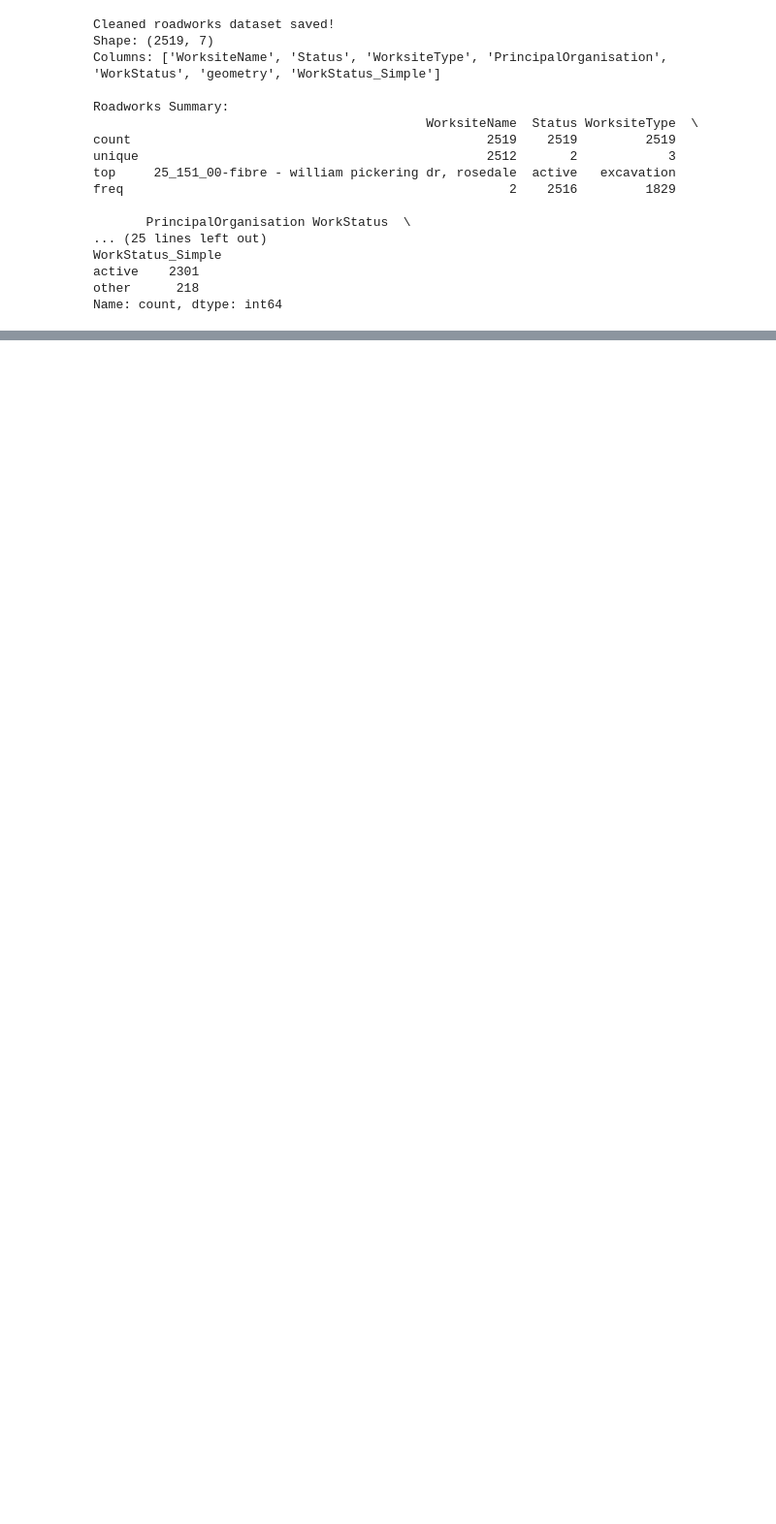
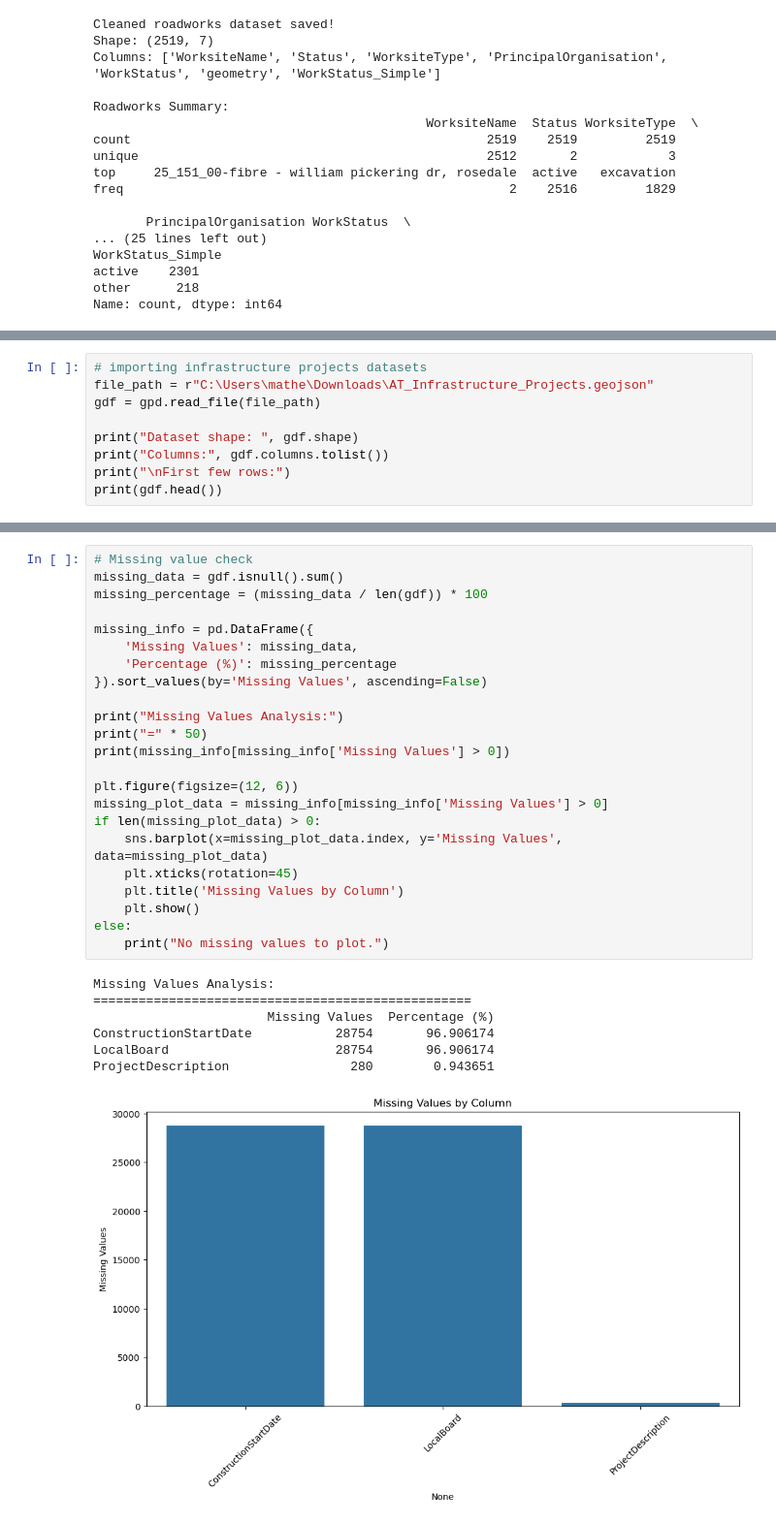
Before and after one commit to Yoshiaroo1/205.2-assessment, a Jupyter notebook: 205.2 DATA/adt_preprocessing.ipynb, the cells around one changed output, grey strips where cells are left out. Shown at 97% size. Saved outputs shown, nothing was run; the diff lists cells and outputs as text; blank space fills up the shorter version.

Commit message:
AT Infrastructure Projects Cleaned Data

```diff
--- a/205.2 DATA/adt_preprocessing.ipynb
+++ b/205.2 DATA/adt_preprocessing.ipynb
@@ -298,0 +316,9 @@ Name: count, dtype: int64
+# %%
+# importing infrastructure projects datasets
+file_path = r"C:\Users\mathe\Downloads\AT_Infrastructure_Projects.geojson"
+gdf = gpd.read_file(file_path)
+
+print("Dataset shape: ", gdf.shape)
+print("Columns:", gdf.columns.tolist())
+print("\nFirst few rows:")
+print(gdf.head())
@@ -298,0 +373,31 @@ Name: count, dtype: int64
+# %%
+# Missing value check
+missing_data = gdf.isnull().sum()
+missing_percentage = (missing_data / len(gdf)) * 100
+
+missing_info = pd.DataFrame({
+    'Missing Values': missing_data,
+    'Percentage (%)': missing_percentage
+}).sort_values(by='Missing Values', ascending=False)
+
+print("Missing Values Analysis:")
+print("=" * 50)
+print(missing_info[missing_info['Missing Values'] > 0])
+
+plt.figure(figsize=(12, 6))
+missing_plot_data = missing_info[missing_info['Missing Values'] > 0]
+if len(missing_plot_data) > 0:
+    sns.barplot(x=missing_plot_data.index, y='Missing Values', data=missing_plot_data)
+    plt.xticks(rotation=45)
+    plt.title('Missing Values by Column')
+    plt.show()
+else:
+    print("No missing values to plot.")
+# %% [output]
+Missing Values Analysis:
+==================================================
+                       Missing Values  Percentage (%)
+ConstructionStartDate           28754       96.906174
+LocalBoard                      28754       96.906174
+ProjectDescription                280        0.943651
+[figure, added]
```
Also changed, not shown: parts of 10 cells of this notebook.
